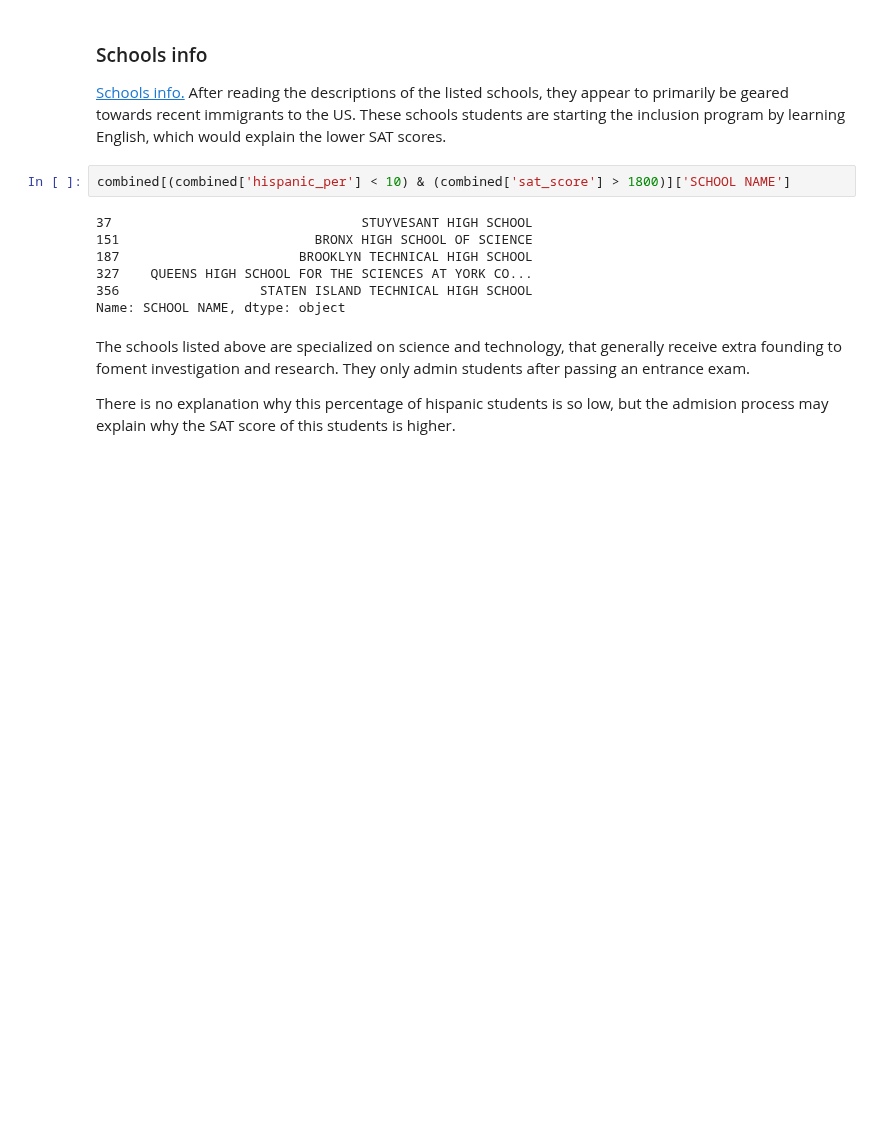
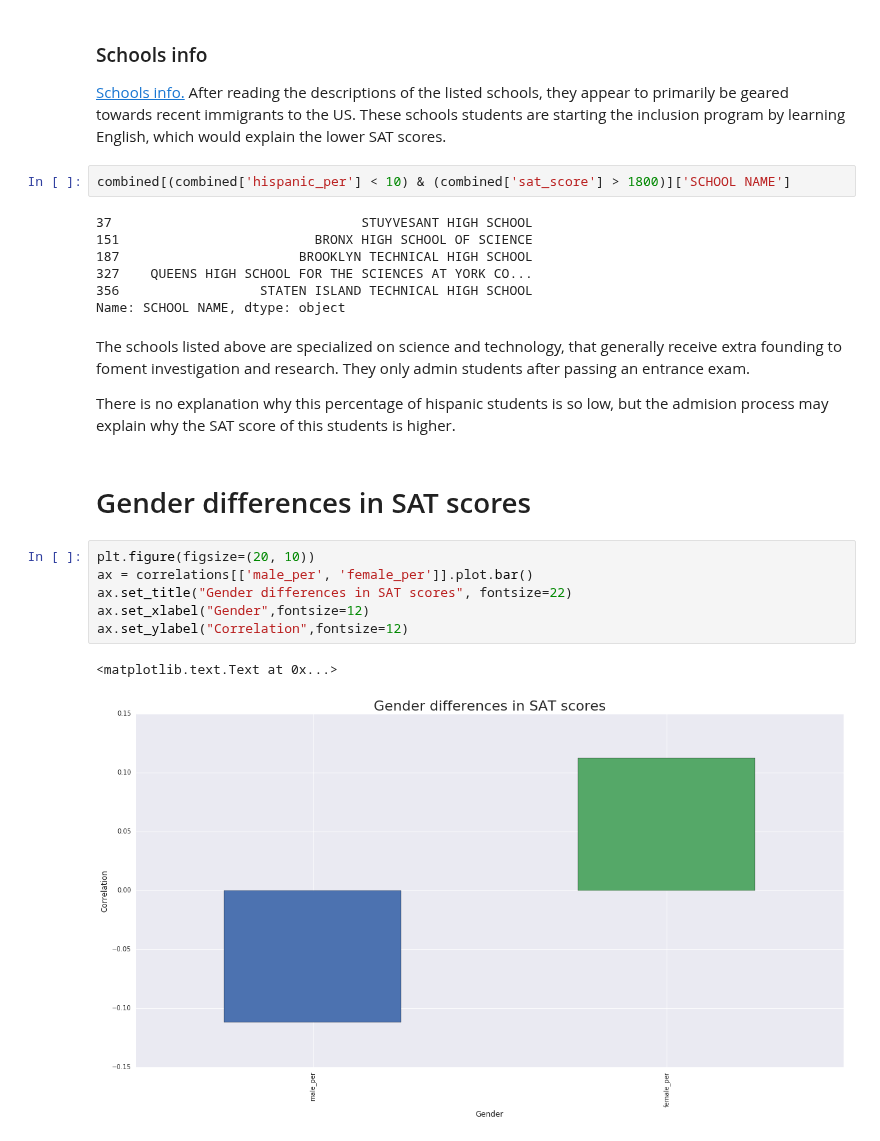
Before and after one commit to raduspaimoc/DataQuest-Projects, a Jupyter notebook: Analyzing NYC High School Data/Schools.ipynb, the cells around one changed output. Saved outputs shown, nothing was run; the diff lists cells and outputs as text; blank space fills up the shorter version.

```diff
--- a/Analyzing NYC High School Data/Schools.ipynb
+++ b/Analyzing NYC High School Data/Schools.ipynb
@@ -333,3 +333,14 @@ Name: SCHOOL NAME, dtype: object
 The schools listed above are specialized on science and technology, that generally receive extra founding to foment investigation and research. They only admin students after passing an entrance exam.
 
 There is no explanation why this percentage of hispanic students is so low, but the admision process may explain why the SAT score of this students is higher.
+# %% [markdown]
+# Gender differences in SAT scores
+# %%
+plt.figure(figsize=(20, 10))
+ax = correlations[['male_per', 'female_per']].plot.bar()
+ax.set_title("Gender differences in SAT scores", fontsize=22)
+ax.set_xlabel("Gender",fontsize=12)
+ax.set_ylabel("Correlation",fontsize=12)
+# %% [output]
+<matplotlib.text.Text at 0x...>
+[figure, added]
```
Also changed, not shown: parts of 12 cells of this notebook, 9 other files.
